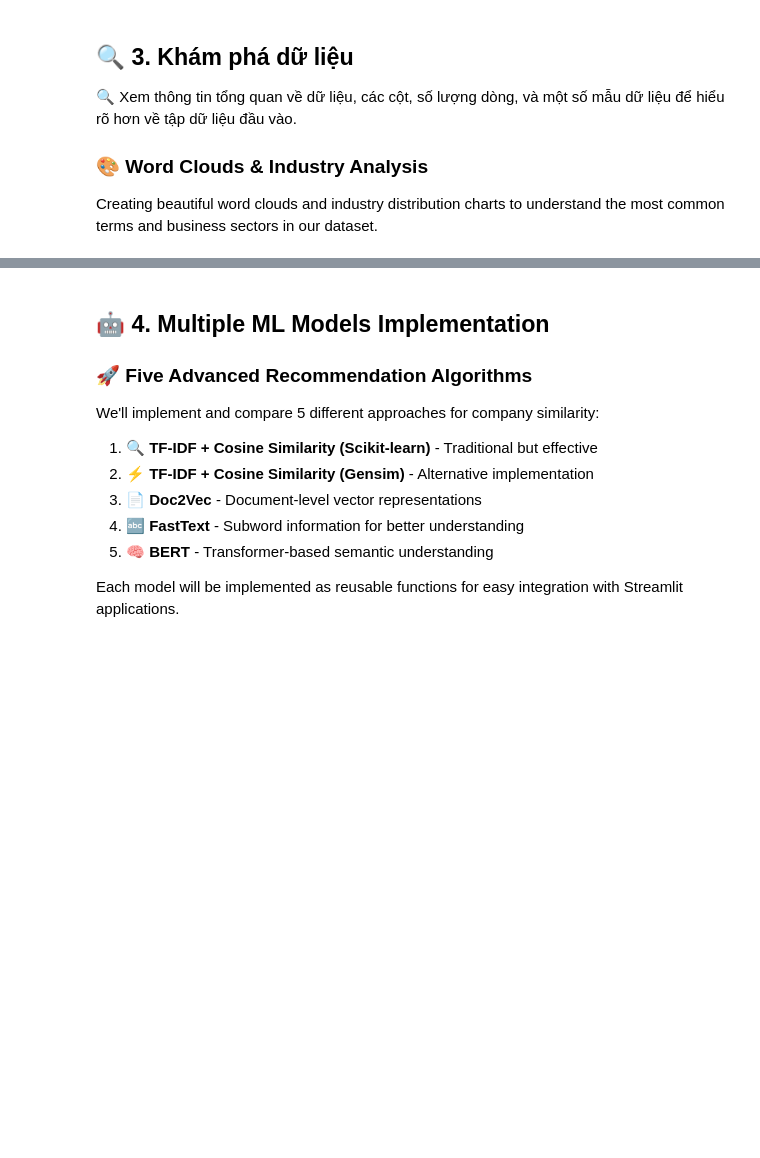
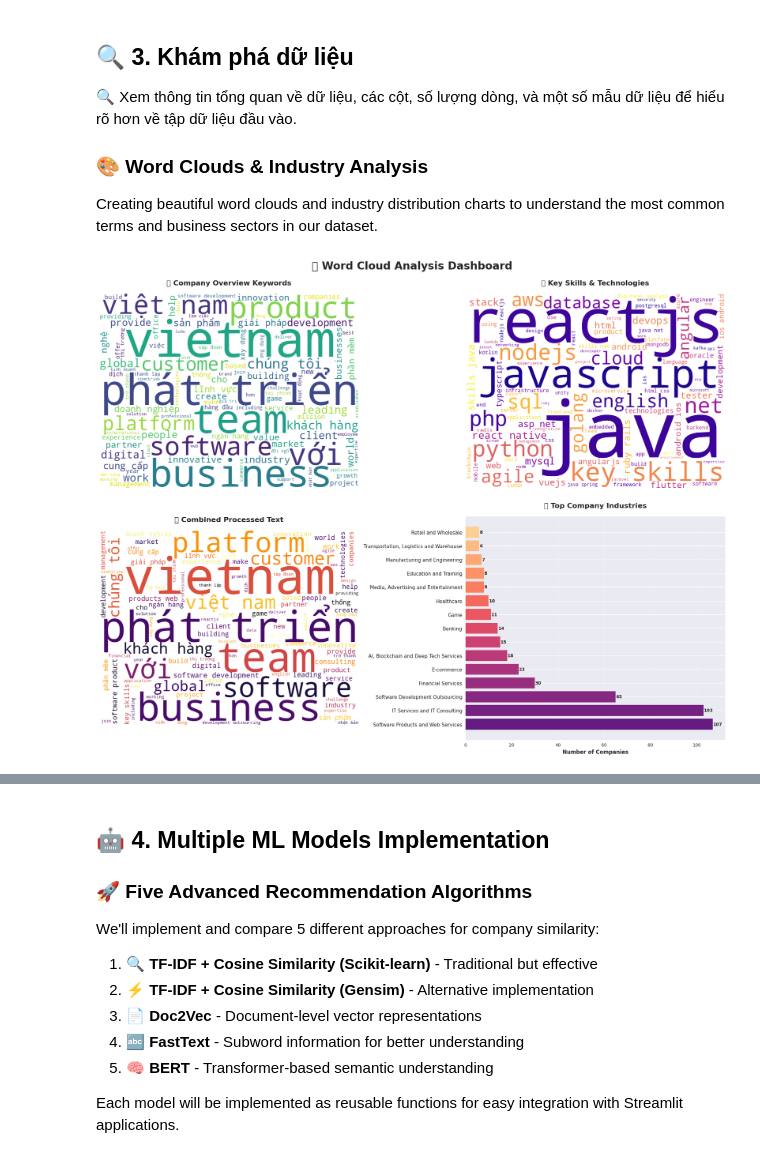
Before and after one commit to thinhdao276/it_viec, a Jupyter notebook: notebooks/Content Based Suggestion.ipynb, the cells around one changed output, grey strips where cells are left out. Cells and saved outputs as stored; diff of their text form; code cells hidden in the pictures; blank space fills up the shorter version.

```diff
--- a/notebooks/Content Based Suggestion.ipynb
+++ b/notebooks/Content Based Suggestion.ipynb
@@ -582,64 +566,70 @@ if not df['Our key skills'].empty:
 
         axes[0, 1].imshow(wordcloud2, interpolation='bilinear')
         axes[0, 1].set_title('🔧 Key Skills & Technologies', fontsize=16, fontweight='bold', pad=20)
         axes[0, 1].axis('off')
     else:
         axes[0, 1].text(0.5, 0.5, 'No meaningful words found', ha='center', va='center', fontsize=14)
         axes[0, 1].set_title('🔧 Key Skills & Technologies', fontsize=16, fontweight='bold', pad=20)
 
-# 3. Combined Processed Text Word Cloud
-if not df['processed_text'].empty:
-    combined_text = ' '.join(df['processed_text'].dropna())
+# 3. Combined Processed Text Word Cloud - FIXED: use 'preprocessed_text' instead of 'processed_text'
+if not df['preprocessed_text'].empty:
+    combined_text = ' '.join(df['preprocessed_text'].dropna())
     if combined_text:
         wordcloud3 = WordCloud(
             width=800, height=600,
             background_color='white',
             colormap='inferno',
-            max_words=150,
+            max_words=100,
             relative_scaling=0.5,
             min_font_size=10,
             random_state=42
         ).generate(combined_text)
 
         axes[1, 0].imshow(wordcloud3, interpolation='bilinear')
-        axes[1, 0].set_title('🚀 Combined Processed Text', fontsize=16, fontweight='bold', pad=20)
+        axes[1, 0].set_title('🔥 Combined Processed Text', fontsize=16, fontweight='bold', pad=20)
         axes[1, 0].axis('off')
     else:
         axes[1, 0].text(0.5, 0.5, 'No meaningful words found', ha='center', va='center', fontsize=14)
-        axes[1, 0].set_title('🚀 Combined Processed Text', fontsize=16, fontweight='bold', pad=20)
+        axes[1, 0].set_title('🔥 Combined Processed Text', fontsize=16, fontweight='bold', pad=20)
 
-# 4. Most Common Words Bar Chart
-if not df['processed_text'].empty:
-    # Count word frequencies
-    all_words = ' '.join(df['processed_text'].dropna()).split()
-    word_counts = Counter(all_words)
-    top_words = word_counts.most_common(15)
+# 4. Company Industry Distribution (Bar Chart)
+industry_counts = df['Company industry'].value_counts().head(15)  # Top 15 industries
 
-    if top_words:
-        words, counts = zip(*top_words)
+# Create a cleaner bar chart
+bars = axes[1, 1].barh(range(len(industry_counts)), industry_counts.values,
+                       color=plt.cm.magma(np.linspace(0.3, 0.9, len(industry_counts))))
 
-        # Create bar chart
-        bars = axes[1, 1].bar(range(len(words)), counts,
-                             color=plt.cm.magma(np.linspace(0.3, 0.9, len(words))))
-        axes[1, 1].set_xticks(range(len(words)))
-        axes[1, 1].set_xticklabels(words, rotation=45, ha='right', fontsize=10)
-        axes[1, 1].set_title('📊 Top 15 Most Common Words', fontsize=16, fontweight='bold', pad=20)
-        axes[1, 1].set_ylabel('Frequency', fontsize=12)
+# Add value labels on bars
+for i, v in enumerate(industry_counts.values):
+    axes[1, 1].text(v + 0.1, i, str(v), va='center', fontweight='bold', fontsize=10)
 
-        # Add value labels on bars
-        for bar, count in zip(bars, counts):
-            axes[1, 1].text(bar.get_x() + bar.get_width()/2, bar.get_height() + 0.5,
-                           str(count), ha='center', va='bottom', fontsize=9)
-    else:
-        axes[1, 1].text(0.5, 0.5, 'No words to display', ha='center', va='center', fontsize=14)
-        axes[1, 1].set_title('📊 Top 15 Most Common Words', fontsize=16, fontweight='bold', pad=20)
-else:
-    axes[1, 1].text(0.5, 0.5, 'No data available', ha='center', va='center', fontsize=14)
-    axes[1, 1].set_title('📊 Top 15 Most Common Words', fontsize=16, fontweight='bold', pad=20)
+axes[1, 1].set_yticks(range(len(industry_counts)))
+axes[1, 1].set_yticklabels(industry_counts.index, fontsize=11)
+axes[1, 1].set_xlabel('Number of Companies', fontsize=12, fontweight='bold')
+axes[1, 1].set_title('🏭 Top Company Industries', fontsize=16, fontweight='bold', pad=20)
+axes[1, 1].grid(axis='x', alpha=0.3)
 
+# Adjust layout and display
 plt.tight_layout()
 plt.show()
 
-print("✨ Enhanced word cloud analysis completed!")
-print(f"📊 Analyzed {len(df)} companies")
-print(f"🔤 Processed {len(' '.join(df['processed_text'].dropna()).split())} total words")
+print("✅ Word Cloud Analysis Dashboard created successfully!")
+print(f"📊 Analysis Results:")
+print(f"   • Total companies analyzed: {len(df)}")
+print(f"   • Top industry: {industry_counts.index[0]} ({industry_counts.iloc[0]} companies)")
+print(f"   • Industry diversity: {len(df['Company industry'].unique())} different industries")
+
+# Additional statistics
+print(f"\n📈 Text Statistics:")
+if 'preprocessed_text' in df.columns:
+    avg_length = df['preprocessed_text'].str.len().mean()
+    print(f"   • Average processed text length: {avg_length:.1f} characters")
+
+overview_words = len(' '.join(df['Company overview'].dropna()).split())
+skills_words = len(' '.join(df['Our key skills'].dropna()).split())
+print(f"   • Total words in company overviews: {overview_words:,}")
+print(f"   • Total words in key skills: {skills_words:,}")
+
+print("\n🎯 Ready for feature extraction and similarity analysis!")
+# %% [output]
+[figure, added]
```
Also changed, not shown: parts of 13 cells of this notebook, 1 other file.
